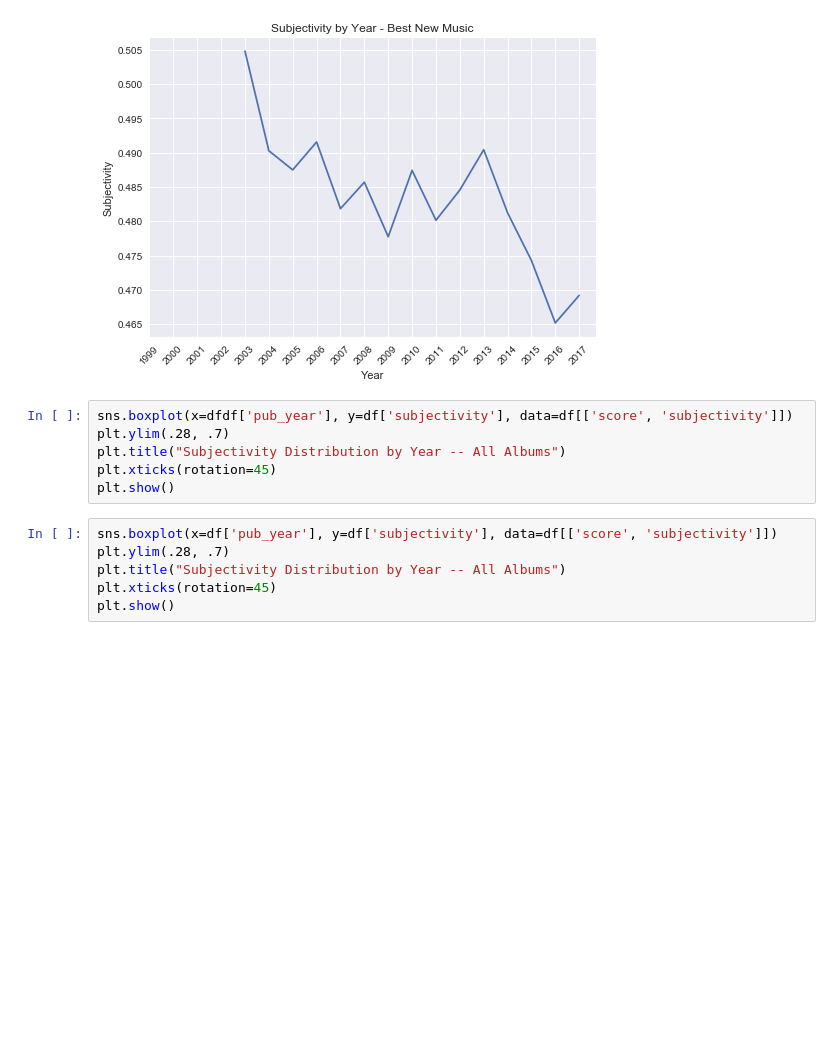
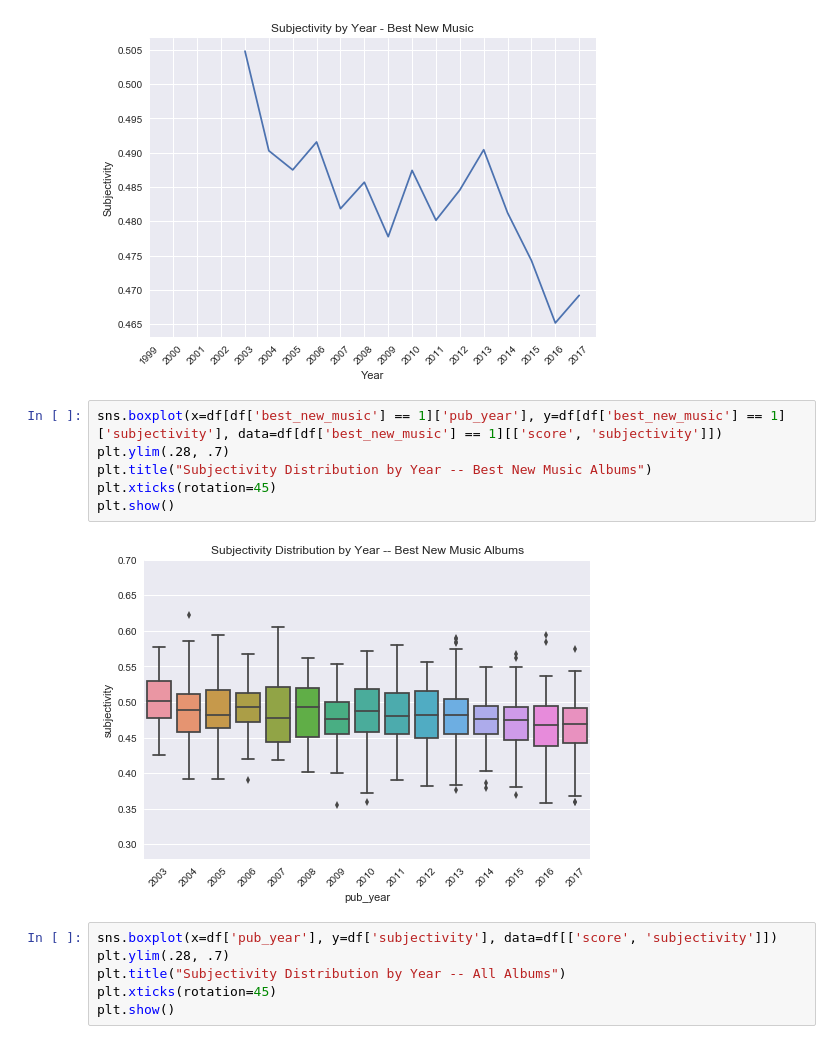
Before and after one commit to andrewjbashford/GalvanizeCapstone, a Jupyter notebook: EDA.ipynb, the cells around one changed output. Cells and saved outputs as stored; diff of their text form; blank space fills up the shorter version.

```diff
--- a/EDA.ipynb
+++ b/EDA.ipynb
@@ -358,11 +358,13 @@ plt.show()
 # %% [output]
 [figure]
 # %%
-sns.boxplot(x=dfdf['pub_year'], y=df['subjectivity'], data=df[['score', 'subjectivity']])
+sns.boxplot(x=df[df['best_new_music'] == 1]['pub_year'], y=df[df['best_new_music'] == 1]['subjectivity'], data=df[df['best_new_music'] == 1][['score', 'subjectivity']])
 plt.ylim(.28, .7)
-plt.title("Subjectivity Distribution by Year -- All Albums")
+plt.title("Subjectivity Distribution by Year -- Best New Music Albums")
 plt.xticks(rotation=45)
 plt.show()
+# %% [output]
+[figure, added]
 # %%
 sns.boxplot(x=df['pub_year'], y=df['subjectivity'], data=df[['score', 'subjectivity']])
 plt.ylim(.28, .7)
```
Also changed, not shown: parts of 4 cells of this notebook.
